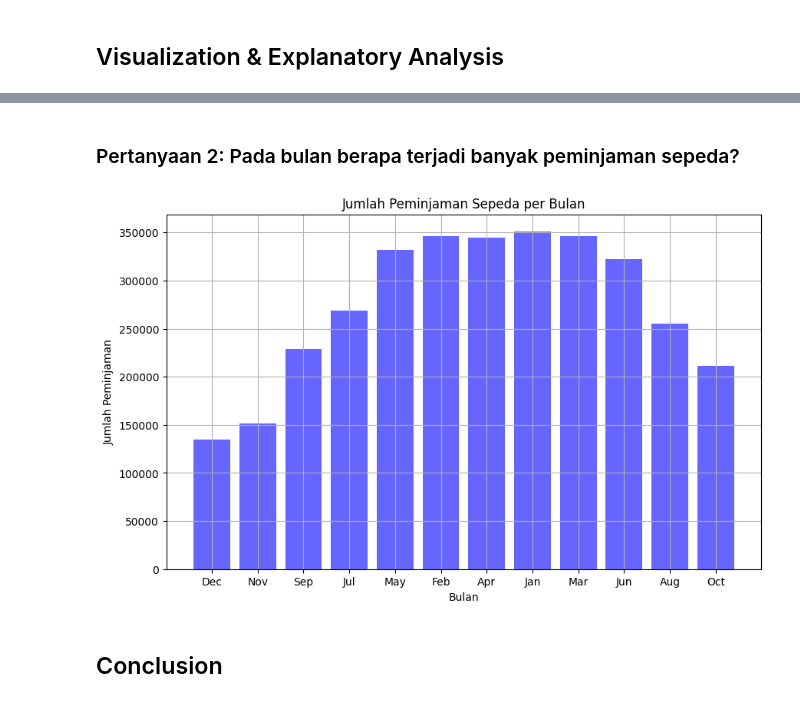
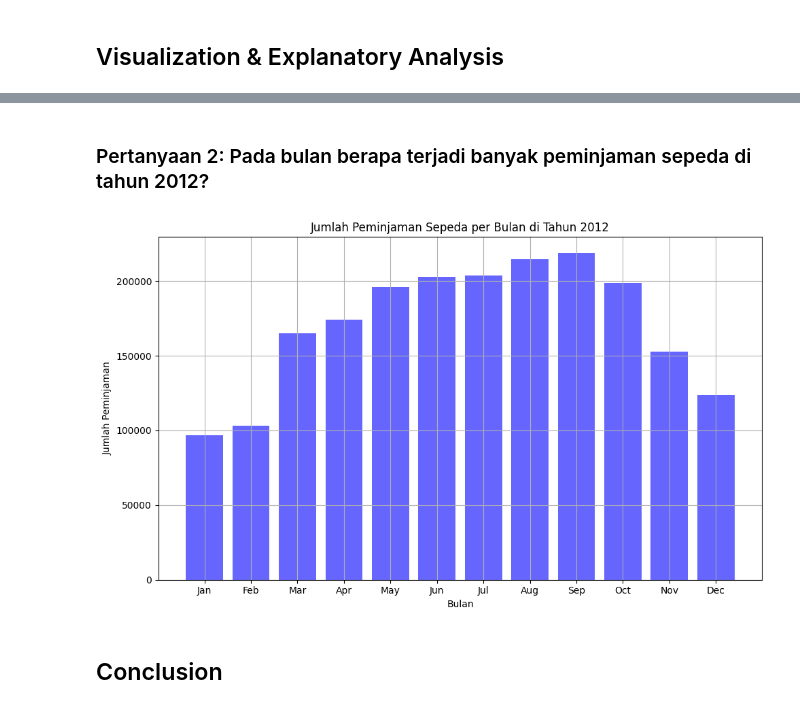
Before and after one commit to naliv23/proyek-analisis-data, a Jupyter notebook: notebook.ipynb, the cells around one changed output, grey strips where cells are left out. Cells and saved outputs as stored; diff of their text form; code cells hidden in the pictures.

```diff
--- a/notebook.ipynb
+++ b/notebook.ipynb
@@ -21,7 +22,7 @@ from datetime import datetime
 # %% [markdown]
 ### Gathering Data
 # %%
-day_df = pd.read_csv("D:/KULIAH/MSIB/Projek Akhir/data/day.csv")
+day_df = pd.read_csv("data/day.csv")
 day_df.head()
 # %% [output]
 |  | instant | dteday | season | yr | mnth | holiday | weekday | workingday | weathersit | temp | ... |
@@ -31,7 +32,7 @@ day_df.head()
 | 3 | 4 | 2011-01-04 | 1 | 0 | 1 | 0 | 2 | 1 | 1 | 0.200000 | ... |
 | 4 | 5 | 2011-01-05 | 1 | 0 | 1 | 0 | 3 | 1 | 1 | 0.226957 | ... |
 # %%
-hour_df = pd.read_csv("D:/KULIAH/MSIB/Projek Akhir/data/hour.csv")
+hour_df = pd.read_csv("data/hour.csv")
 hour_df.head()
 # %% [output]
 |  | instant | dteday | season | yr | mnth | hr | holiday | weekday | workingday | weathersit | ... |
@@ -208,3 +199,15 @@ data_tren_bulan = day_df.groupby(day_df['dteday'].dt.month).agg({
+# %%
+day_df['day_type'] = np.where(day_df['weekday'] == 1, 'workingday', 'weekend')
+
+data_tren_hari = day_df.groupby('day_type')['cnt'].sum().reset_index()
+# %%
+day_df['dteday'] = pd.to_datetime(day_df['dteday'])
+day_df['year'] = day_df['dteday'].dt.year
+day_df['month'] = day_df['dteday'].dt.month
+
+data_2012 = day_df[day_df['year'] == 2012]
+
+data_tren_bulan_2012 = data_2012.groupby('month').agg({'cnt': 'sum'}).reset_index()
 # %%
 all_df = pd.concat([day_df, hour_df], axis=0)
 
@@ -230,16 +229,19 @@ plt.show()
 # %% [markdown]
-### Pertanyaan 2: Pada bulan berapa terjadi banyak peminjaman sepeda?
+### Pertanyaan 2: Pada bulan berapa terjadi banyak peminjaman sepeda di tahun 2012?
 # %%
+plt.figure(figsize=(10, 6))
+plt.bar(data_tren_bulan_2012['month'], data_tren_bulan_2012['cnt'], color='b', alpha=0.6)
 
-plt.figure(figsize=(10, 6))
-plt.bar(data_tren_bulan.index, data_tren_bulan['cnt'], color='b', alpha=0.6)
-plt.xticks(data_tren_bulan.index, ['Jan', 'Feb', 'Mar', 'Apr', 'May', 'Jun', 'Jul', 'Aug', 'Sep', 'Oct', 'Nov', 'Dec'])
-plt.title('Jumlah Peminjaman Sepeda per Bulan')
+plt.xticks(data_tren_bulan_2012['month'], ['Jan', 'Feb', 'Mar', 'Apr', 'May', 'Jun', 'Jul', 'Aug', 'Sep', 'Oct', 'Nov', 'Dec'])
+
+plt.title('Jumlah Peminjaman Sepeda per Bulan di Tahun 2012')
 plt.xlabel('Bulan')
 plt.ylabel('Jumlah Peminjaman')
 plt.grid(True)
+
+plt.tight_layout()
 plt.show()
 # %% [output]
-[figure, old version]
+[figure, new version]
 # %% [markdown]
 ## Conclusion
```
Also changed, not shown: parts of 12 cells of this notebook, 5 other files.
